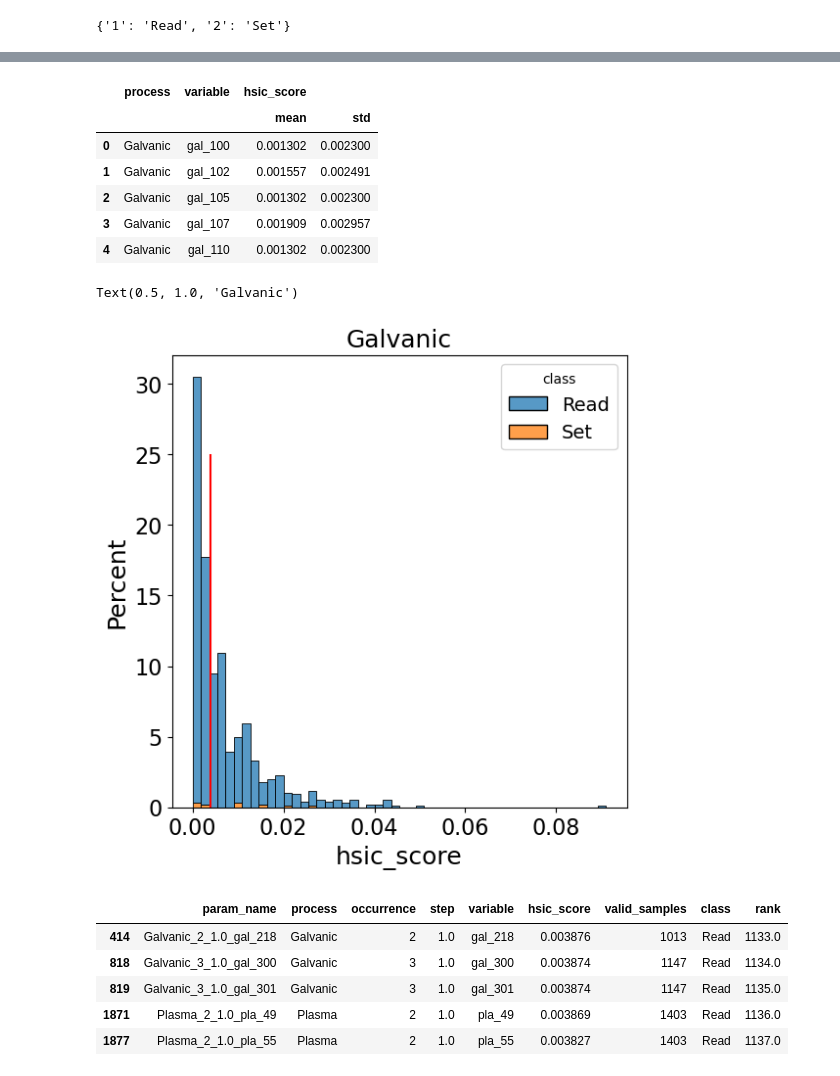
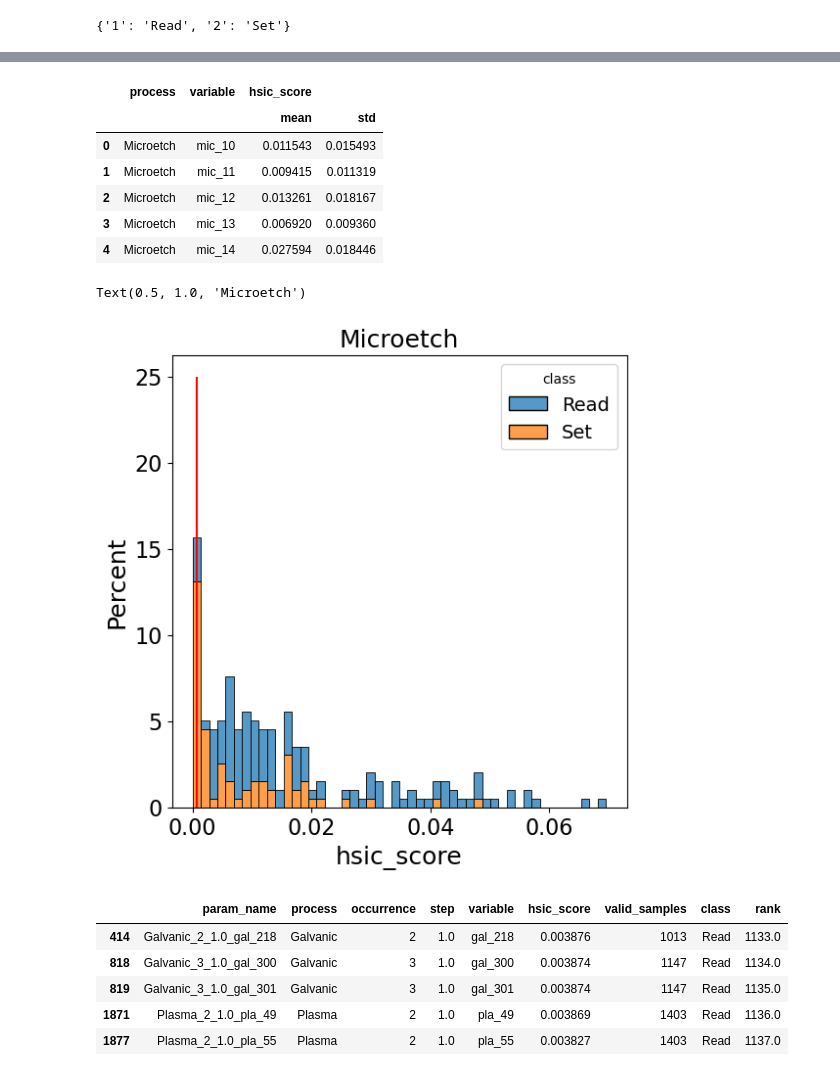
Before and after one commit to scipi1/proT_pipeline, a Jupyter notebook: notebooks/nb_hsic.ipynb, the cells around one changed output, grey strips where cells are left out. Drawn from its saved outputs; the diff is of its cells as text; code cells hidden in the pictures.

```diff
--- a/notebooks/nb_hsic.ipynb
+++ b/notebooks/nb_hsic.ipynb
@@ -20,7 +20,7 @@ plt.rcParams['legend.fontsize'] = 14
 plt.rcParams['figure.figsize'] = (6, 6)
 plt.rcParams['lines.linewidth'] = 1.5
 # %%
-dataset_id = "dyconex_test_params_class"  # Default dataset
+dataset_id = "dyconex_SX_MuMi_260302"  # Default dataset
 
 results = run_hsic_analysis(dataset_id=dataset_id)
 # %% [output]
@@ -89,20 +83,20 @@ df_average.head()
 # %% [output]
 |  | process | variable | hsic_score |  |
 |  |  |  | mean | std |
-| 0 | Galvanic | gal_100 | 0.001302 | 0.002300 |
-| 1 | Galvanic | gal_102 | 0.001557 | 0.002491 |
-| 2 | Galvanic | gal_105 | 0.001302 | 0.002300 |
-| 3 | Galvanic | gal_107 | 0.001909 | 0.002957 |
-| 4 | Galvanic | gal_110 | 0.001302 | 0.002300 |
+| 0 | Microetch | mic_10 | 0.011543 | 0.015493 |
+| 1 | Microetch | mic_11 | 0.009415 | 0.011319 |
+| 2 | Microetch | mic_12 | 0.013261 | 0.018167 |
+| 3 | Microetch | mic_13 | 0.006920 | 0.009360 |
+| 4 | Microetch | mic_14 | 0.027594 | 0.018446 |
 # %%
-process_label = "Galvanic"
+process_label = "Microetch"
 fig, ax = plt.subplots()
 sns.histplot(data=df[df["process"]==process_label], x="hsic_score", hue="class", multiple="stack", ax=ax, stat="percent", bins=50)
 ax.vlines(baseline_value, ymin=0, ymax=25, colors="red")
 ax.set_title(process_label)
 # %% [output]
-Text(0.5, 1.0, 'Galvanic')
+Text(0.5, 1.0, 'Microetch')
-[figure, old version]
+[figure, new version]
 # %%
 df_signal = df[df["hsic_score"] > baseline_value]
 df_noise = df[df["hsic_score"] < baseline_value]
```
Also changed, not shown: parts of 4 cells of this notebook, 18 other files.
